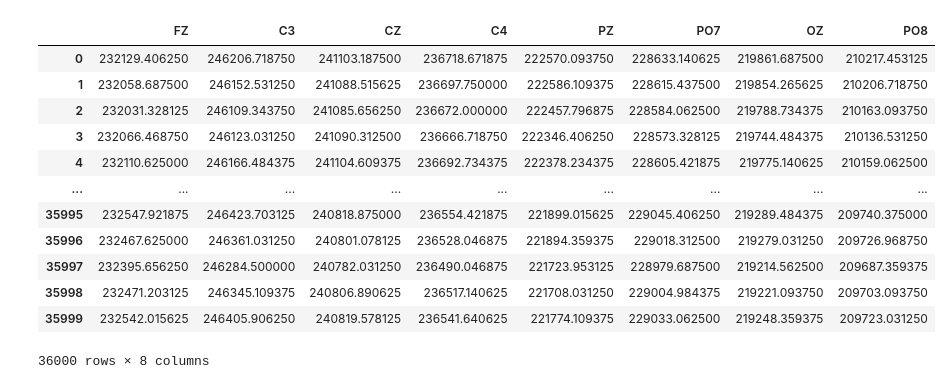
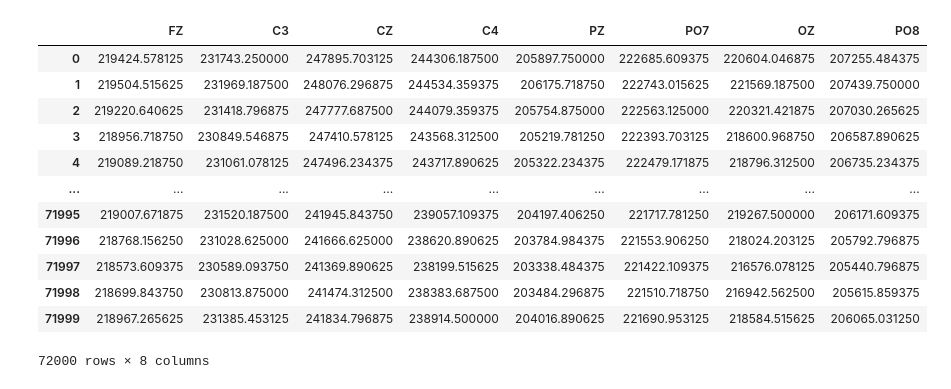
Before and after one commit to ValentijnBakkum/EEGcontroller, a Jupyter notebook: MeasurementSubgroup/Streaming/Python streaming preprocessing.ipynb, the cells around one changed output. Saved outputs shown, nothing was run; the diff lists cells and outputs as text; code cells hidden in the pictures.

```diff
--- a/MeasurementSubgroup/Streaming/Python streaming preprocessing.ipynb
+++ b/MeasurementSubgroup/Streaming/Python streaming preprocessing.ipynb
@@ -9,27 +9,27 @@ from scipy.fft import fftshift
 # %%
 #df = pd.read_csv("C:/Users/JackC/Documents/TU Delft/BAP/Measurements/Blinking.csv", sep=",")
 #df = pd.read_csv("C:/Users/JackC/Documents/TU Delft/BAP/Measurements/Physcial clincing right forearm.csv", sep=",")
-#df = pd.read_csv("C:/Users/JackC/Documents/GitHub/EEGcontroller/MeasurementSubgroup/Our_measurements/Measurement_prompt/EEGdata-2024-144--14-56-37.csv", sep=",")
-#df = pd.read_csv("C:/Users/JackC/Documents/GitHub/EEGcontroller/MeasurementSubgroup/Our_measurements/Measurement_prompt_labels/Label_2024-144--15-54-35_1.csv", sep=",")
-df = pd.read_csv("C:/Users/JackC/Documents/GitHub/EEGcontroller/MeasurementSubgroup/Our_measurements/Measurement_Test/Label0Test.csv", sep=",")
-end = df.shape[0] - 5
+df = pd.read_csv("C:/Users/JackC/Documents/GitHub/EEGcontroller/MeasurementSubgroup/Our_measurements/Measurement_prompt/EEGdata-2024-148--14-55-39.csv", sep=",")
+#df = pd.read_csv("C:/Users/JackC/Documents/GitHub/EEGcontroller/MeasurementSubgroup/Our_measurements/Measurement_prompt_labels/Label_2024-144--15-54-35_2.csv", sep=",")
+#df = pd.read_csv("C:/Users/JackC/Documents/GitHub/EEGcontroller/MeasurementSubgroup/Our_measurements/Measurement_Test/Label0Test.csv", sep=",")
+end = df.shape[0] -5
 fs = 250
 df = df.iloc[:end, :8] # 3000 samples is 12 seconds of data
 df
 # %% [output]
 |  | FZ | C3 | CZ | C4 | PZ | PO7 | OZ | PO8 |
-| 0 | 232129.406250 | 246206.718750 | 241103.187500 | 236718.671875 | 222570.093750 | 228633.140625 | 219861.687500 | 210217.453125 |
-| 1 | 232058.687500 | 246152.531250 | 241088.515625 | 236697.750000 | 222586.109375 | 228615.437500 | 219854.265625 | 210206.718750 |
-| 2 | 232031.328125 | 246109.343750 | 241085.656250 | 236672.000000 | 222457.796875 | 228584.062500 | 219788.734375 | 210163.093750 |
-| 3 | 232066.468750 | 246123.031250 | 241090.312500 | 236666.718750 | 222346.406250 | 228573.328125 | 219744.484375 | 210136.531250 |
-| 4 | 232110.625000 | 246166.484375 | 241104.609375 | 236692.734375 | 222378.234375 | 228605.421875 | 219775.140625 | 210159.062500 |
+| 0 | 219424.578125 | 231743.250000 | 247895.703125 | 244306.187500 | 205897.750000 | 222685.609375 | 220604.046875 | 207255.484375 |
+| 1 | 219504.515625 | 231969.187500 | 248076.296875 | 244534.359375 | 206175.718750 | 222743.015625 | 221569.187500 | 207439.750000 |
+| 2 | 219220.640625 | 231418.796875 | 247777.687500 | 244079.359375 | 205754.875000 | 222563.125000 | 220321.421875 | 207030.265625 |
+| 3 | 218956.718750 | 230849.546875 | 247410.578125 | 243568.312500 | 205219.781250 | 222393.703125 | 218600.968750 | 206587.890625 |
+| 4 | 219089.218750 | 231061.078125 | 247496.234375 | 243717.890625 | 205322.234375 | 222479.171875 | 218796.312500 | 206735.234375 |
 | ... | ... | ... | ... | ... | ... | ... | ... | ... |
-| 35995 | 232547.921875 | 246423.703125 | 240818.875000 | 236554.421875 | 221899.015625 | 229045.406250 | 219289.484375 | 209740.375000 |
-| 35996 | 232467.625000 | 246361.031250 | 240801.078125 | 236528.046875 | 221894.359375 | 229018.312500 | 219279.031250 | 209726.968750 |
-| 35997 | 232395.656250 | 246284.500000 | 240782.031250 | 236490.046875 | 221723.953125 | 228979.687500 | 219214.562500 | 209687.359375 |
-| 35998 | 232471.203125 | 246345.109375 | 240806.890625 | 236517.140625 | 221708.031250 | 229004.984375 | 219221.093750 | 209703.093750 |
-| 35999 | 232542.015625 | 246405.906250 | 240819.578125 | 236541.640625 | 221774.109375 | 229033.062500 | 219248.359375 | 209723.031250 |
+| 71995 | 219007.671875 | 231520.187500 | 241945.843750 | 239057.109375 | 204197.406250 | 221717.781250 | 219267.500000 | 206171.609375 |
+| 71996 | 218768.156250 | 231028.625000 | 241666.625000 | 238620.890625 | 203784.984375 | 221553.906250 | 218024.203125 | 205792.796875 |
+| 71997 | 218573.609375 | 230589.093750 | 241369.890625 | 238199.515625 | 203338.484375 | 221422.109375 | 216576.078125 | 205440.796875 |
+| 71998 | 218699.843750 | 230813.875000 | 241474.312500 | 238383.687500 | 203484.296875 | 221510.718750 | 216942.562500 | 205615.859375 |
+| 71999 | 218967.265625 | 231385.453125 | 241834.796875 | 238914.500000 | 204016.890625 | 221690.953125 | 218584.515625 | 206065.031250 |
-36000 rows × 8 columns
+72000 rows × 8 columns
 # %%
 # Define the segment size
 prompt_size = 1500
```
Also changed, not shown: parts of 4 cells of this notebook.
